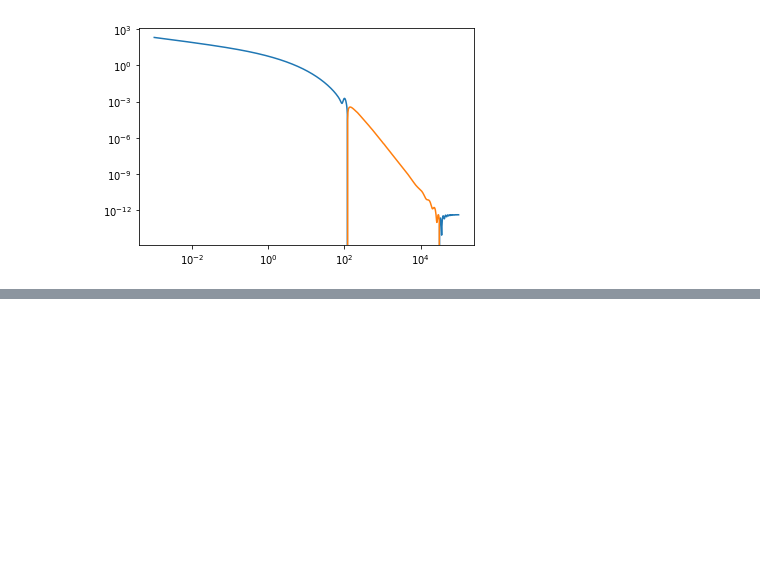
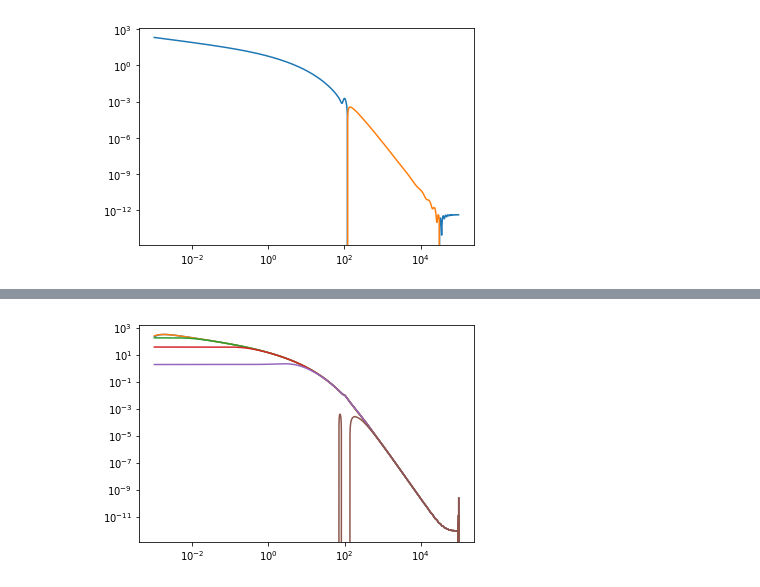
Before and after one commit to git-sunao/wp_fft, a Jupyter notebook: wp.ipynb, the cells around one changed output, grey strips where cells are left out. Saved outputs shown, nothing was run; the diff lists cells and outputs as text; code cells hidden in the pictures; blank space fills up the shorter version.

```diff
--- a/wp.ipynb
+++ b/wp.ipynb
@@ -85,0 +207,7 @@ Jn = fftlog.irfft(np.conj(h_m)) * r_fft**(f.nu-3)
+# %%
+plt.figure()
+for i in range(0, len(rpi), 100):
+    plt.loglog(r, xi_aniso[i,:])
+plt.show()
+# %% [output]
+[figure, added]
```
Also changed, not shown: parts of 27 cells of this notebook.
